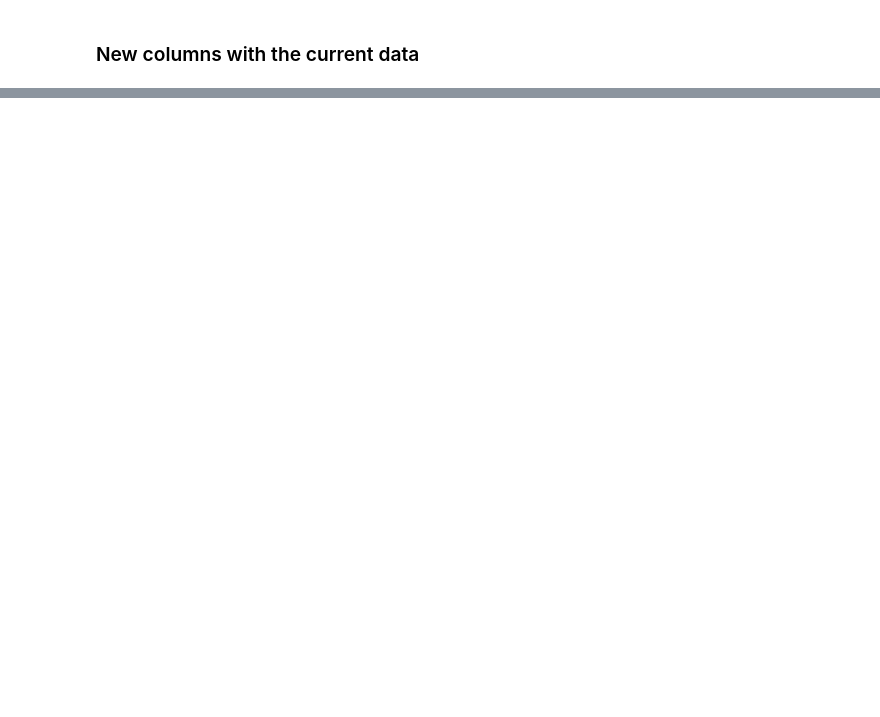
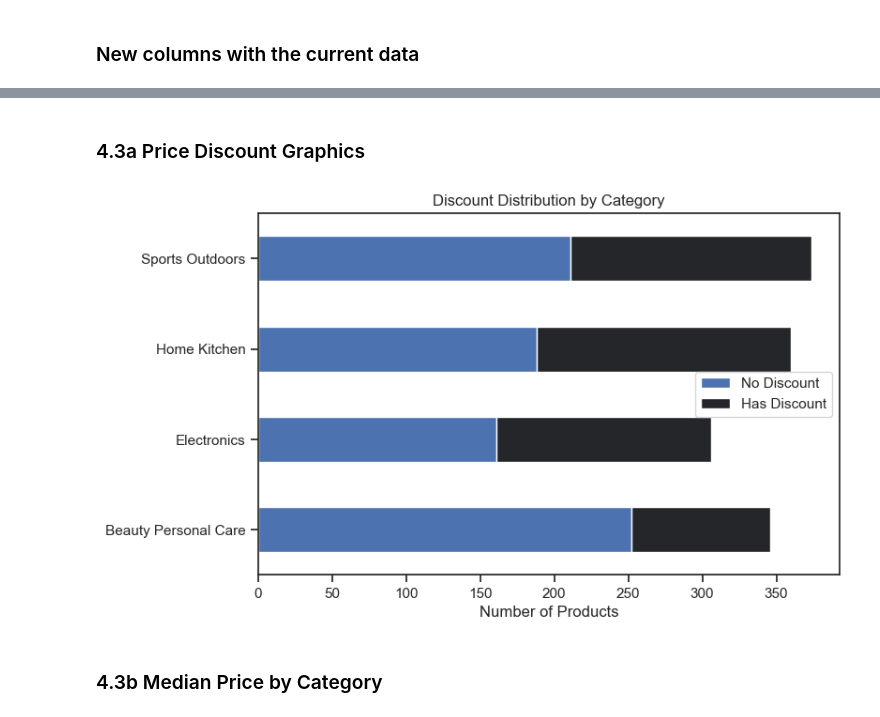
Before and after one commit to JuanCamellini/Amazon_Project_Analytics, a Jupyter notebook: notebooks/05_eda.ipynb, the cells around one changed output, grey strips where cells are left out. Cells and saved outputs as stored; diff of their text form; code cells hidden in the pictures; blank space fills up the shorter version.

```diff
--- a/notebooks/05_eda.ipynb
+++ b/notebooks/05_eda.ipynb
@@ -122,0 +279,9 @@ Saved: (1386, 16)
+# %%
+sns.set_theme(style='ticks')
+sns.displot(df_search['rating'], kind='kde', fill=True)
+
+ax = plt.gca()
+plt.title('Distribution of ratings in products')
+plt.xlabel('Ratings')
+plt.xticks(np.arange(0, 5.5, 0.5))
+plt.ylabel('Number of products')
@@ -122,0 +295,10 @@ Saved: (1386, 16)
+# %%
+# count discount per category
+df_discount_category = (
+    df_search.groupby('category')['has_discount']
+    .value_counts()
+    .unstack(fill_value=0)
+    .reset_index()
+)
+df_disc = df_discount_category.columns = ['category', 'no_discount', 'has_discount']
+df_discount_category
@@ -122,0 +311,23 @@ Saved: (1386, 16)
+# %% [markdown]
+### 4.3a Price Discount Graphics
+# %%
+fig, ax = plt.subplots(figsize=(8, 5))
+
+df_discount_category.plot(
+    kind='barh',
+    x='category',
+    y=['no_discount', 'has_discount'],
+    stacked=True,
+    color=sns.color_palette('dark:b_r', 2),
+    ax=ax
+)
+
+ax.set_title('Discount Distribution by Category')
+ax.set_xlabel('Number of Products')
+ax.set_ylabel('')
+ax.legend(['No Discount', 'Has Discount'])
+plt.show()
+# %% [output]
+[figure, added]
+# %% [markdown]
+### 4.3b Median Price by Category
```
Also changed, not shown: parts of 37 cells of this notebook.
